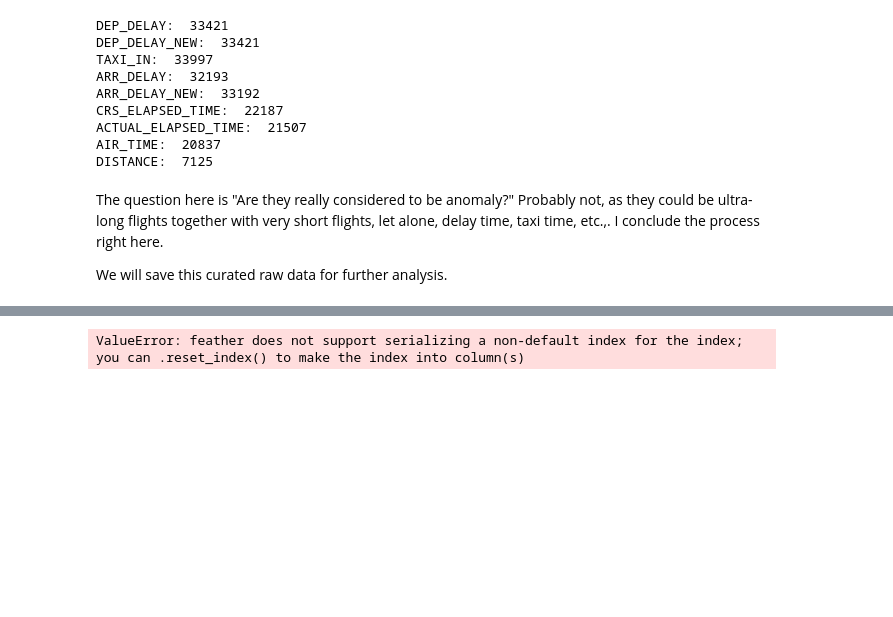
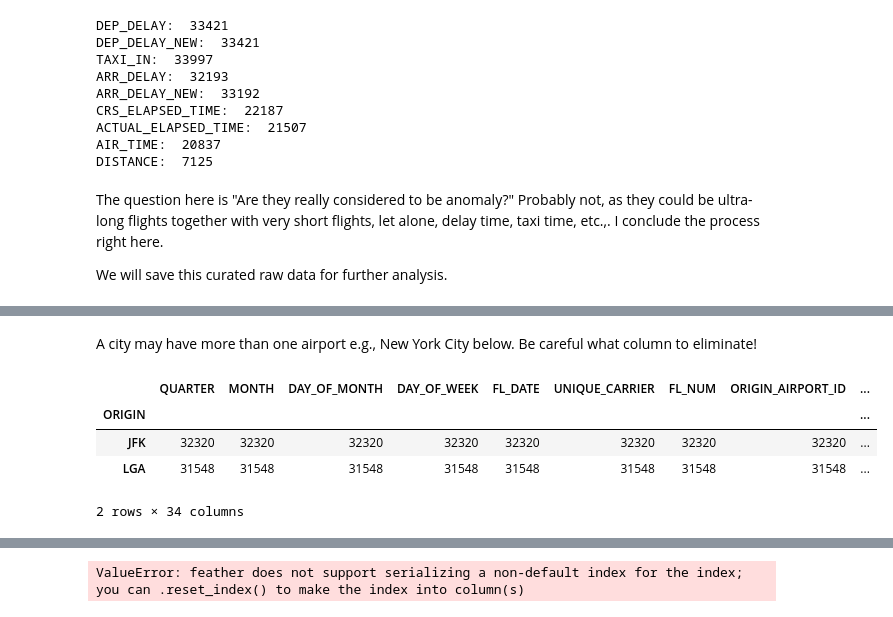
Before and after one commit to tezzytezzy/us-flight-delay, a Jupyter notebook: us-flight-delay-part1.ipynb, the cells around one changed output, grey strips where cells are left out. Cells and saved outputs as stored; diff of their text form; code cells hidden in the pictures; blank space fills up the shorter version.

```diff
--- a/us-flight-delay-part1.ipynb
+++ b/us-flight-delay-part1.ipynb
@@ -384,0 +425,10 @@ We will save this curated raw data for further analysis.
+# %% [markdown]
+A city may have more than one airport e.g., New York City below. Be careful what column to eliminate!
+# %%
+df_raw[df_raw['ORIGIN_CITY_NAME'] == 'New York, NY'].groupby(['ORIGIN']).count()
+# %% [output]
+|  | QUARTER | MONTH | DAY_OF_MONTH | DAY_OF_WEEK | FL_DATE | UNIQUE_CARRIER | FL_NUM | ORIGIN_AIRPORT_ID | ... |
+| ORIGIN |  |  |  |  |  |  |  |  | ... |
+| JFK | 32320 | 32320 | 32320 | 32320 | 32320 | 32320 | 32320 | 32320 | ... |
+| LGA | 31548 | 31548 | 31548 | 31548 | 31548 | 31548 | 31548 | 31548 | ... |
+2 rows × 34 columns
```
Also changed, not shown: parts of 5 cells of this notebook.
